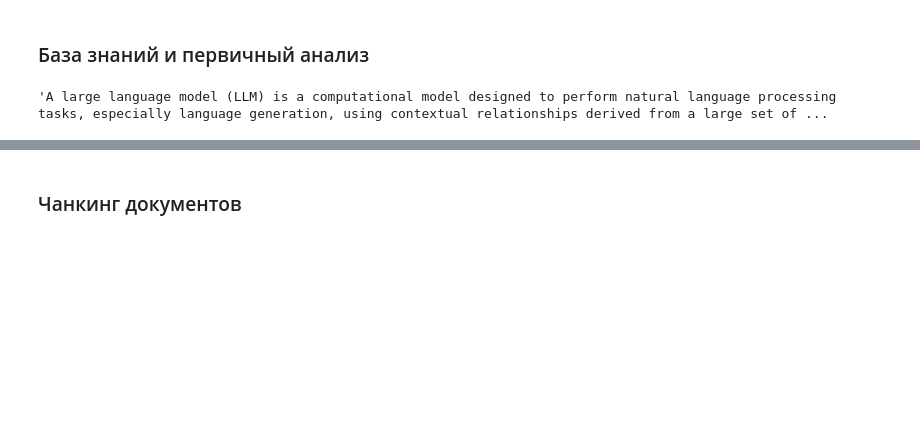
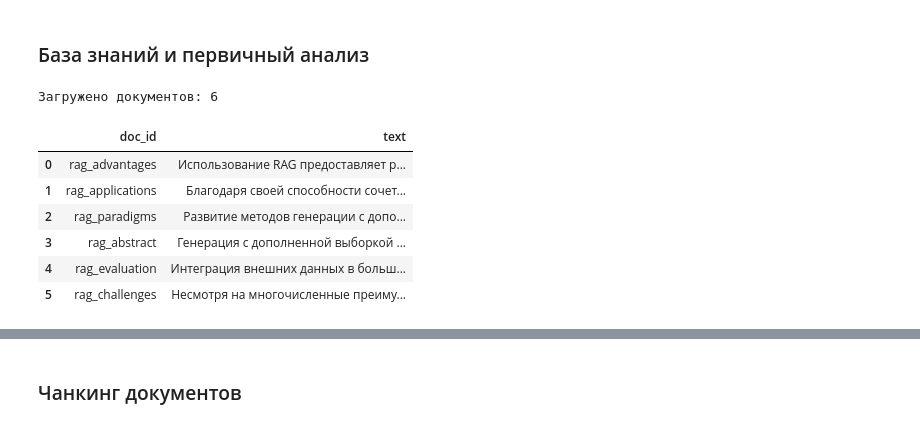
Before and after one commit to as-tar/mirea-aie-course, a Jupyter notebook: homeworks/HW14/HW14.ipynb, the cells around one changed output, grey strips where cells are left out. Saved outputs shown, nothing was run; the diff lists cells and outputs as text; code cells hidden in the pictures; blank space fills up the shorter version.

```diff
--- a/homeworks/HW14/HW14.ipynb
+++ b/homeworks/HW14/HW14.ipynb
@@ -32,10 +51,29 @@ set_seed(SEED)
 os.makedirs("artifacts", exist_ok=True)
 # %% [markdown]
 ### База знаний и первичный анализ
-# %%
-with open("data/llm.txt", "r", encoding="utf-8") as f:
-    llm_text = f.read()
-
-llm_text[:500]
-# %% [output]
-'A large language model (LLM) is a computational model designed to perform natural language processing tasks, especially language generation, using contextual relationships derived from a large set of ...
+# %%
+data_path = "data"
+docs_list = []
+
+if os.path.exists(data_path):
+    for filename in os.listdir(data_path):
+        if filename.endswith(".txt") and filename.startswith("rag_"):
+            file_path = os.path.join(data_path, filename)
+            with open(file_path, "r", encoding="utf-8") as f:
+                content = f.read()
+                doc_name = os.path.splitext(filename)[0]
+                docs_list.append({"doc_id": doc_name, "text": content})
+
+df_docs = pd.DataFrame(docs_list)
+# %%
+print(f"Загружено документов: {len(docs_list)}")
+display(df_docs)
+# %% [output]
+Загружено документов: 6
+|  | doc_id | text |
+| 0 | rag_advantages | Использование RAG предоставляет р... |
+| 1 | rag_applications | Благодаря своей способности сочет... |
+| 2 | rag_paradigms | Развитие методов генерации с допо... |
+| 3 | rag_abstract | Генерация с дополненной выборкой ... |
+| 4 | rag_evaluation | Интеграция внешних данных в больш... |
+| 5 | rag_challenges | Несмотря на многочисленные преиму... |
```
Also changed, not shown: parts of 50 cells of this notebook, 13 other files.
